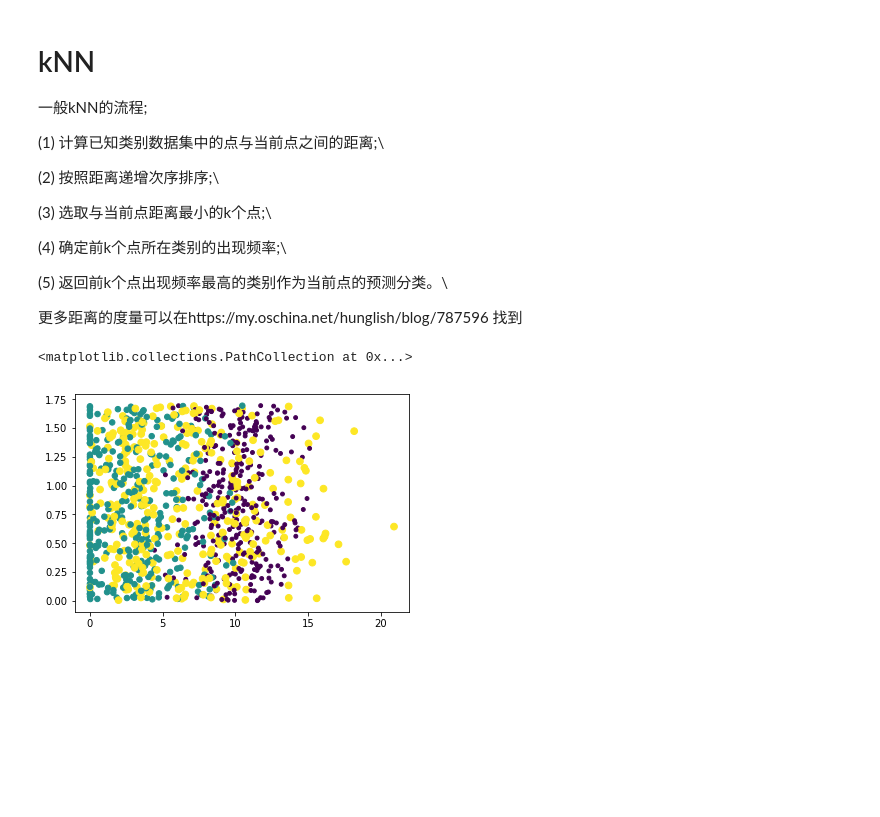
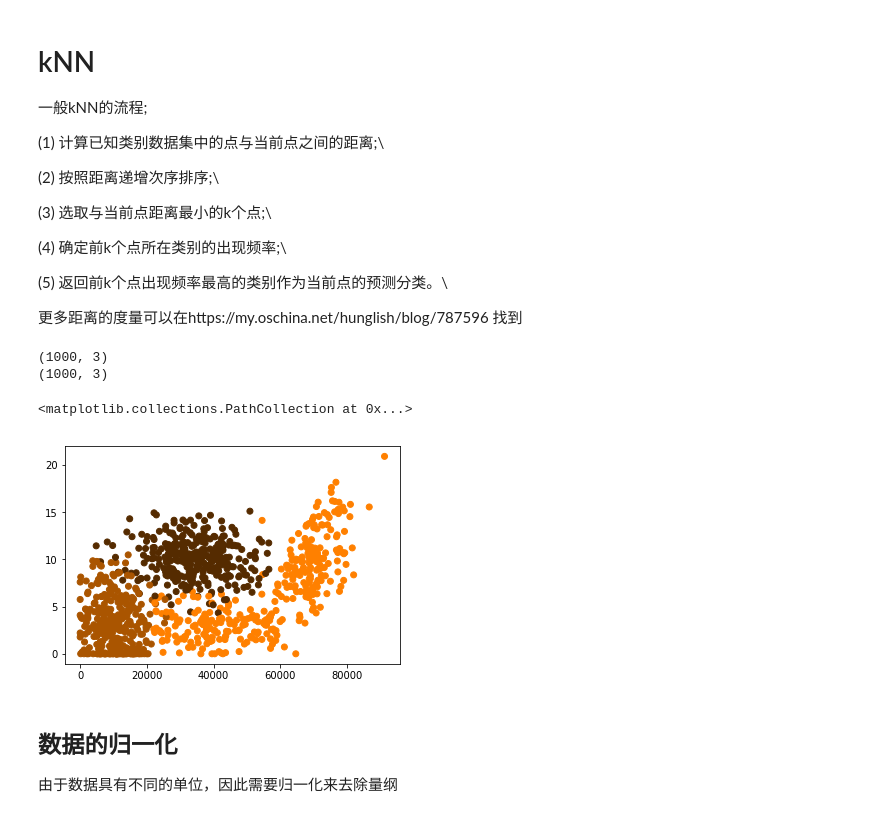
Before and after one commit to wuRDmemory/MachineLearningOnlyPython, a Jupyter notebook: kNN/kNN.ipynb, the cells around one changed output. Saved outputs shown, nothing was run; the diff lists cells and outputs as text; code cells hidden in the pictures; blank space fills up the shorter version.

```diff
--- a/kNN/kNN.ipynb
+++ b/kNN/kNN.ipynb
@@ -36,8 +37,3 @@ with open(file_path, 'r') as fp:
 
 raw_data = np.array(raw_data)
 labels = np.array(labels).reshape(-1,1)
-# %%
-plt.scatter(raw_data[:,1], raw_data[:,2], 15*labels, 15*labels)
-# %% [output]
-<matplotlib.collections.PathCollection at 0x...>
-[figure, removed]
@@ -43,0 +42,14 @@ plt.scatter(raw_data[:,1], raw_data[:,2], 15*labels, 15*labels)
+# %%
+print(raw_data.shape)
+colors = np.concatenate((labels/3, labels/6, np.zeros_like(labels)),1)
+print(colors.shape)
+plt.scatter(raw_data[:,0], raw_data[:,1], c=colors)
+# %% [output]
+(1000, 3)
+(1000, 3)
+<matplotlib.collections.PathCollection at 0x...>
+[figure, added]
+# %% [markdown]
+## 数据的归一化
+
+由于数据具有不同的单位，因此需要归一化来去除量纲
```
Also changed, not shown: parts of 6 cells of this notebook.
